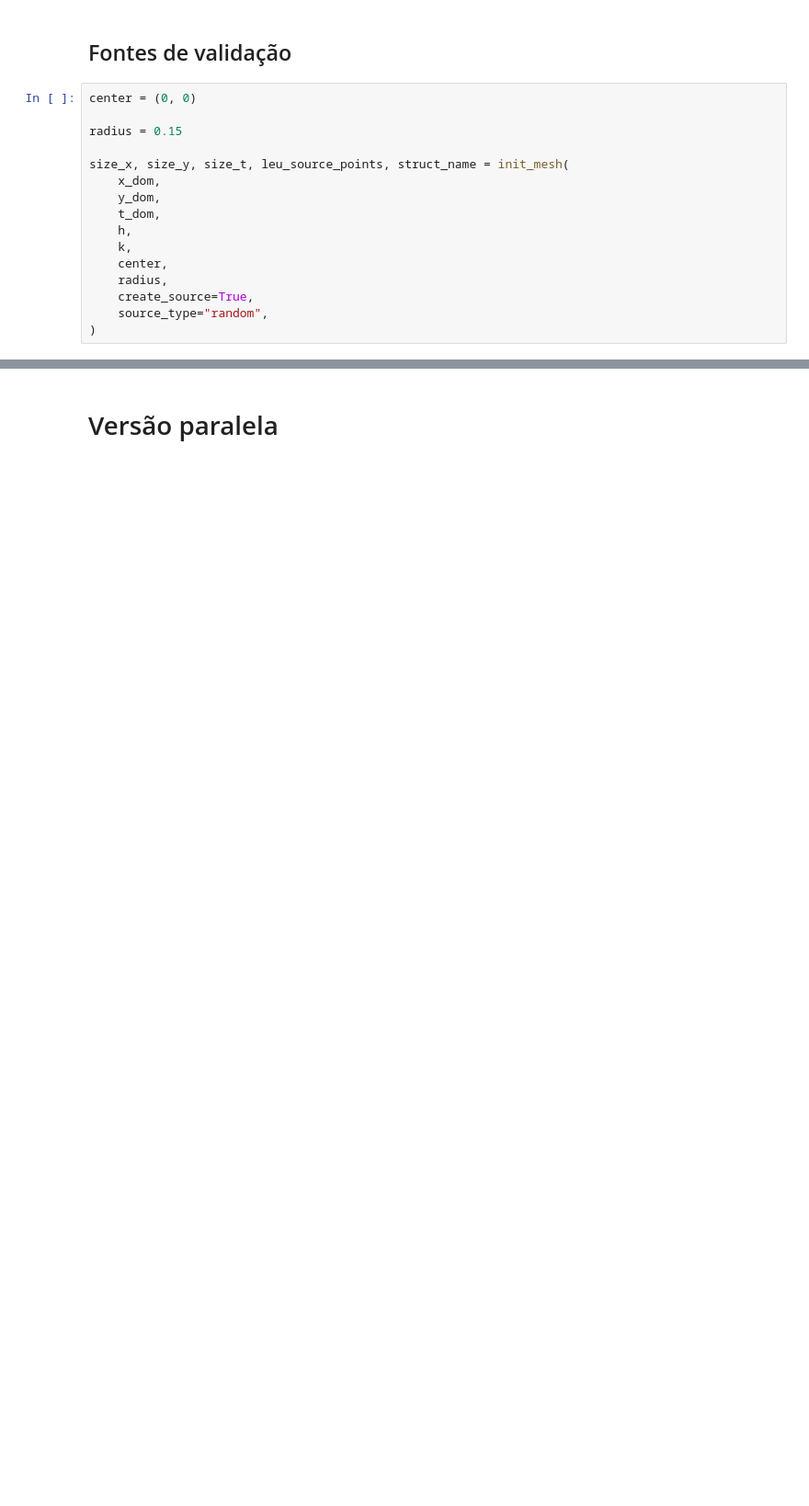
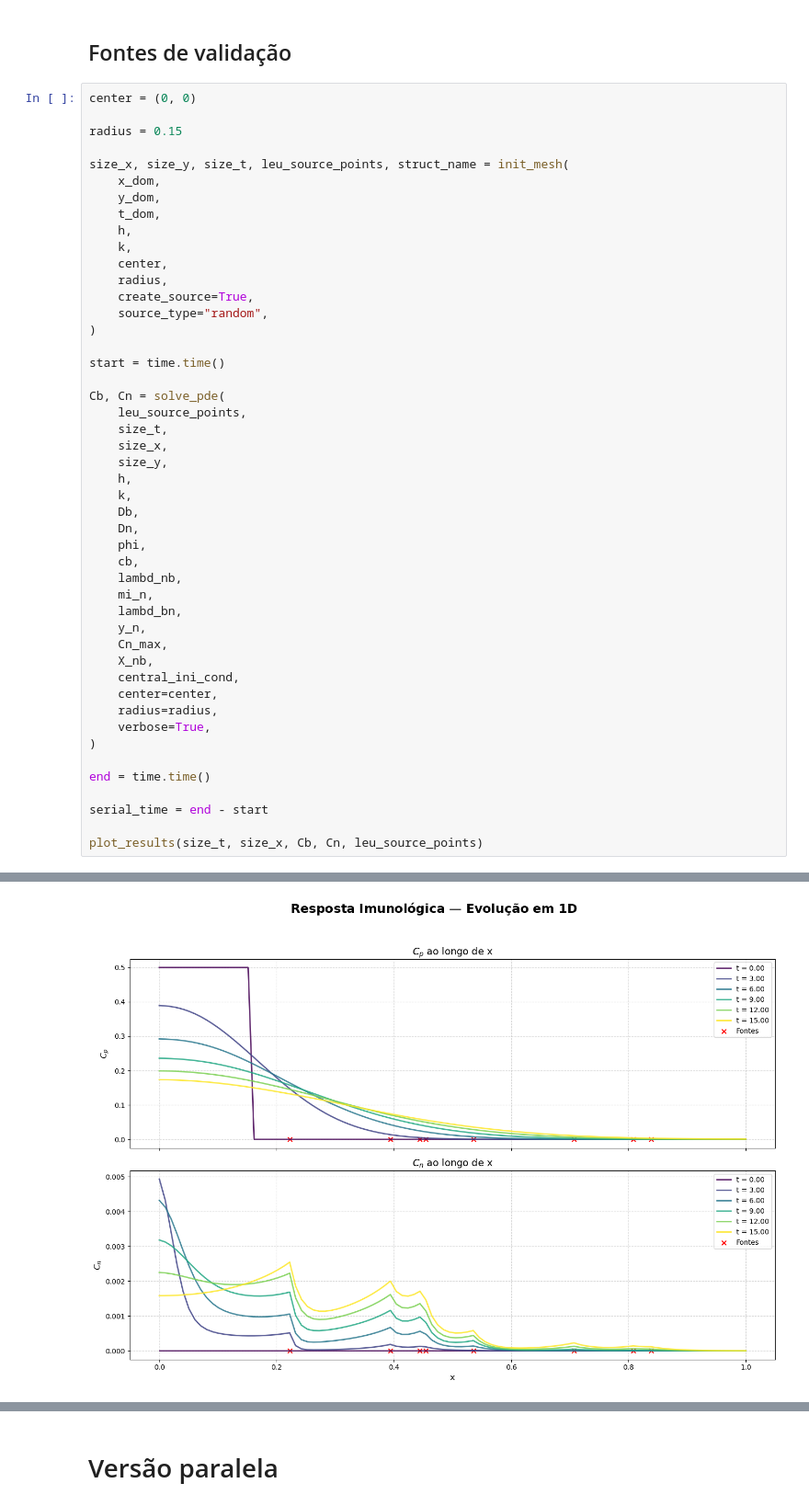
Before and after one commit to Esterci/2D_imune_edema_pinn, a Jupyter notebook: 1D/edp_t_x/fvm_model.ipynb, the cells around one changed output, grey strips where cells are left out. Shown at 92% size. Cells and saved outputs as stored; diff of their text form; blank space fills up the shorter version.

```diff
--- a/1D/edp_t_x/fvm_model.ipynb
+++ b/1D/edp_t_x/fvm_model.ipynb
@@ -570,4 +602,35 @@ size_x, size_y, size_t, leu_source_points, struct_name = init_mesh(
     create_source=True,
     source_type="random",
 )
+
+start = time.time()
+
+Cb, Cn = solve_pde(
+    leu_source_points,
+    size_t,
+    size_x,
+    size_y,
+    h,
+    k,
+    Db,
+    Dn,
+    phi,
+    cb,
+    lambd_nb,
+    mi_n,
+    lambd_bn,
+    y_n,
+    Cn_max,
+    X_nb,
+    central_ini_cond,
+    center=center,
+    radius=radius,
+    verbose=True,
+)
+
+end = time.time()
+
+serial_time = end - start
+
+plot_results(size_t, size_x, Cb, Cn, leu_source_points)
 # %% [output]
@@ -579,0 +654 @@ Steps in space_y = 1
+[figure, added]
```
Also changed, not shown: parts of 36 cells of this notebook, 6 other files.
